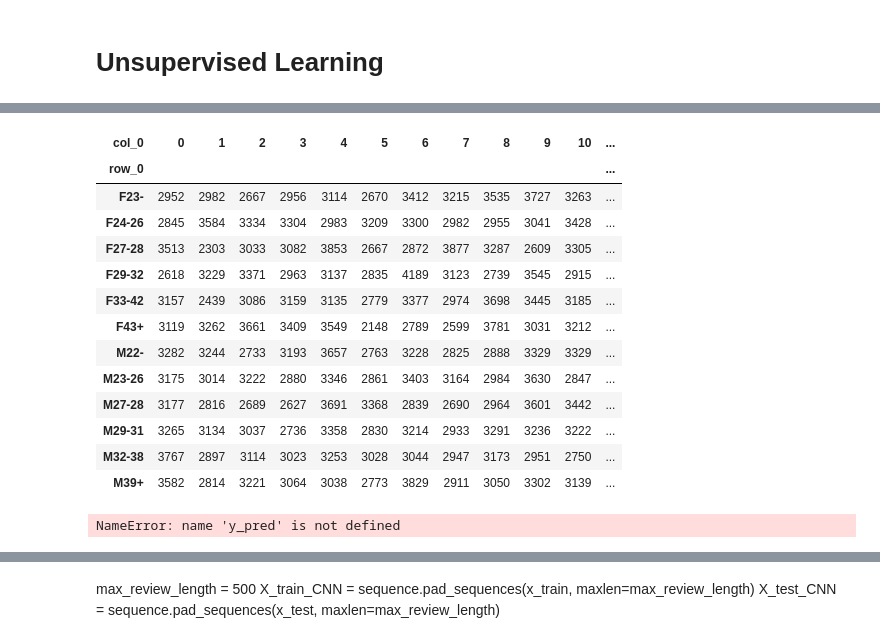
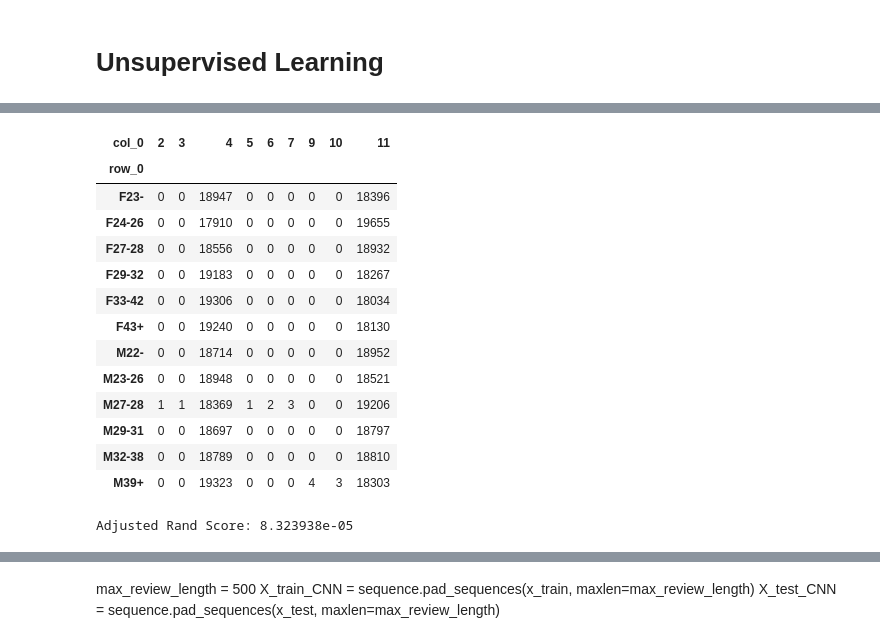
Before and after one commit to lamkg/Thinkful-Final-Capstone, a Jupyter notebook: Final Capstone.ipynb, the cells around one changed output, grey strips where cells are left out. Drawn from its saved outputs; the diff is of its cells as text; code cells hidden in the pictures.

Commit message:
Almost done with k-means.

```diff
--- a/Final Capstone.ipynb
+++ b/Final Capstone.ipynb
@@ -1219,38 +1249,41 @@ ValueError: `sequences` must be a list of iterables. Found non-iterable: 2
+# %%
+# Prepare for k-means X.
+km_X = X_train
+km_Xte = X_test
+# Normalize
+X_norm = normalize(km_X)
+X_norm_test = normalize(km_Xte)
+
+# Create the two-feature PCA for graphing purposes.
+pca = PCA(n_components=2)
+kmX_pca = pca.fit_transform(X_norm)
+kmX_test_pca = pca.fit_transform(X_norm_test)
 # %%
-from sklearn.cluster import KMeans
-
-# I will use 12 clusters because I have 12 classes.
-# Initialize the model.
-kmeans = KMeans(n_clusters=12, init='k-means++', random_state=42, n_init=20, n_jobs=-2)
-
-# Fit and predict the model.
-y_pred = kmeans.fit_predict(X_train)
+# Calulate predicted values
+kmeans = KMeans(n_clusters=12, init='k-means++', random_state=42, n_init=20, n_jobs=-1)
+y_pred = kmeans.fit_predict(kmX_pca)
 
 pd.crosstab(y_train, y_pred)
 # %% [output]
-| col_0 | 0 | 1 | 2 | 3 | 4 | 5 | 6 | 7 | 8 | 9 | 10 | ... |
-| row_0 |  |  |  |  |  |  |  |  |  |  |  | ... |
-| F23- | 2952 | 2982 | 2667 | 2956 | 3114 | 2670 | 3412 | 3215 | 3535 | 3727 | 3263 | ... |
-| F24-26 | 2845 | 3584 | 3334 | 3304 | 2983 | 3209 | 3300 | 2982 | 2955 | 3041 | 3428 | ... |
-| F27-28 | 3513 | 2303 | 3033 | 3082 | 3853 | 2667 | 2872 | 3877 | 3287 | 2609 | 3305 | ... |
-| F29-32 | 2618 | 3229 | 3371 | 2963 | 3137 | 2835 | 4189 | 3123 | 2739 | 3545 | 2915 | ... |
-| F33-42 | 3157 | 2439 | 3086 | 3159 | 3135 | 2779 | 3377 | 2974 | 3698 | 3445 | 3185 | ... |
-| F43+ | 3119 | 3262 | 3661 | 3409 | 3549 | 2148 | 2789 | 2599 | 3781 | 3031 | 3212 | ... |
-| M22- | 3282 | 3244 | 2733 | 3193 | 3657 | 2763 | 3228 | 2825 | 2888 | 3329 | 3329 | ... |
-| M23-26 | 3175 | 3014 | 3222 | 2880 | 3346 | 2861 | 3403 | 3164 | 2984 | 3630 | 2847 | ... |
-| M27-28 | 3177 | 2816 | 2689 | 2627 | 3691 | 3368 | 2839 | 2690 | 2964 | 3601 | 3442 | ... |
-| M29-31 | 3265 | 3134 | 3037 | 2736 | 3358 | 2830 | 3214 | 2933 | 3291 | 3236 | 3222 | ... |
-| M32-38 | 3767 | 2897 | 3114 | 3023 | 3253 | 3028 | 3044 | 2947 | 3173 | 2951 | 2750 | ... |
-| M39+ | 3582 | 2814 | 3221 | 3064 | 3038 | 2773 | 3829 | 2911 | 3050 | 3302 | 3139 | ... |
+| col_0 | 2 | 3 | 4 | 5 | 6 | 7 | 9 | 10 | 11 |
+| row_0 |  |  |  |  |  |  |  |  |  |
+| F23- | 0 | 0 | 18947 | 0 | 0 | 0 | 0 | 0 | 18396 |
+| F24-26 | 0 | 0 | 17910 | 0 | 0 | 0 | 0 | 0 | 19655 |
+| F27-28 | 0 | 0 | 18556 | 0 | 0 | 0 | 0 | 0 | 18932 |
+| F29-32 | 0 | 0 | 19183 | 0 | 0 | 0 | 0 | 0 | 18267 |
+| F33-42 | 0 | 0 | 19306 | 0 | 0 | 0 | 0 | 0 | 18034 |
+| F43+ | 0 | 0 | 19240 | 0 | 0 | 0 | 0 | 0 | 18130 |
+| M22- | 0 | 0 | 18714 | 0 | 0 | 0 | 0 | 0 | 18952 |
+| M23-26 | 0 | 0 | 18948 | 0 | 0 | 0 | 0 | 0 | 18521 |
+| M27-28 | 1 | 1 | 18369 | 1 | 2 | 3 | 0 | 0 | 19206 |
+| M29-31 | 0 | 0 | 18697 | 0 | 0 | 0 | 0 | 0 | 18797 |
+| M32-38 | 0 | 0 | 18789 | 0 | 0 | 0 | 0 | 0 | 18810 |
+| M39+ | 0 | 0 | 19323 | 0 | 0 | 0 | 4 | 3 | 18303 |
 # %%
 from sklearn.metrics import adjusted_rand_score
-from sklearn.metrics import silhouette_score
-# Evaluate the performance of the clusters
-
 print('Adjusted Rand Score: {:0.7}'.format(adjusted_rand_score(y_train, y_pred)))
-print('Silhouette Score: {:0.7}'.format(silhouette_score(X_train, y_pred, metric='euclidean')))
 # %% [output]
-NameError: name 'y_pred' is not defined
+Adjusted Rand Score: 8.323938e-05
 # %%
 from scipy.spatial.distance import cdist
 # Use the elbow method to see what is the optimal amount of clusters.
```
Also changed, not shown: parts of 11 cells of this notebook.
